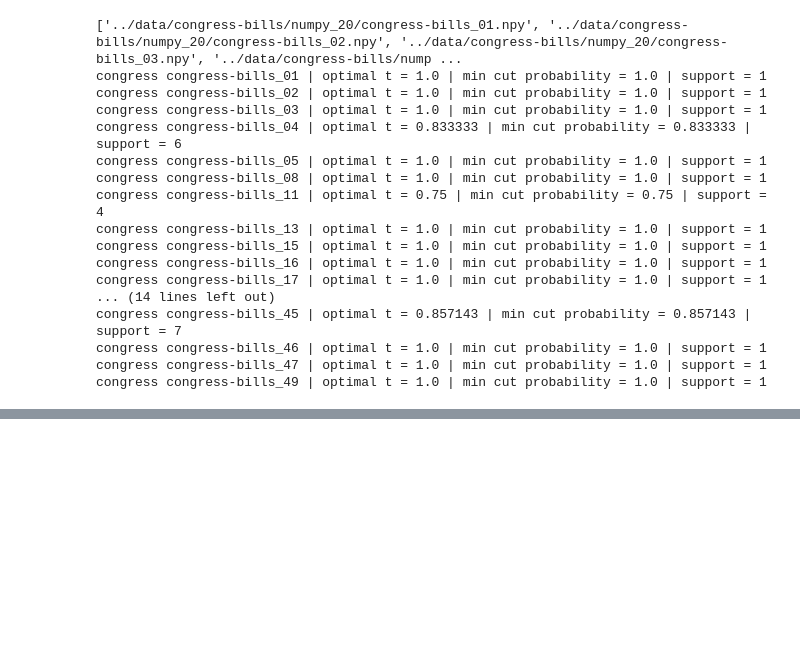
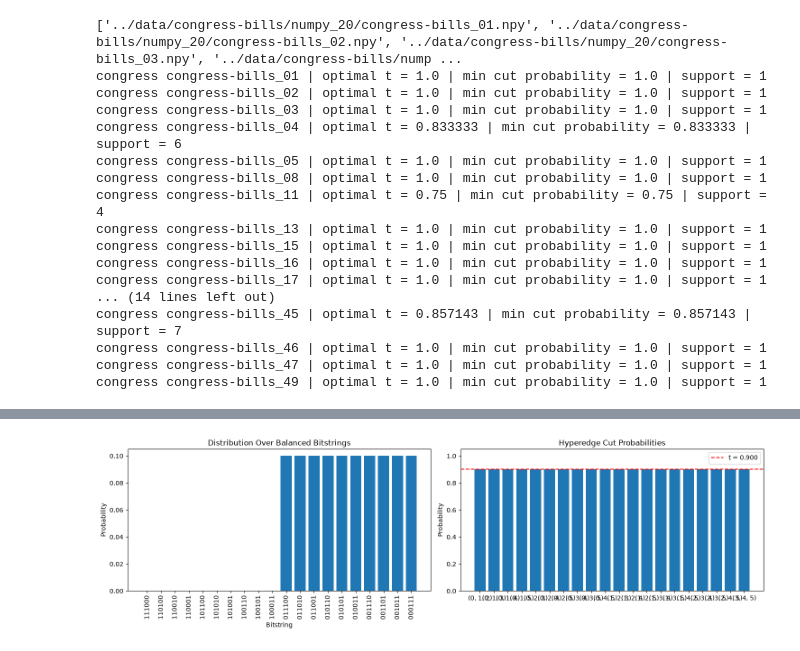
Before and after one commit to shalley1/QuantumHypergraphPartitioning, a Jupyter notebook: extension/LP_faircut_balanced.ipynb, the cells around one changed output, grey strips where cells are left out. Cells and saved outputs as stored; diff of their text form; code cells hidden in the pictures; blank space fills up the shorter version.

```diff
--- a/extension/LP_faircut_balanced.ipynb
+++ b/extension/LP_faircut_balanced.ipynb
@@ -353,3 +353,95 @@ congress congress-bills_49 | optimal t = 1.0 | min cut probability = 1.0 | suppo
 # %%
 poisson_df.to_csv("poisson_LP.csv",
     index=False)
+# %%
+
+import numpy as np
+import matplotlib.pyplot as plt
+from itertools import combinations
+from scipy.optimize import linprog
+
+n = 6
+edges = list(combinations(range(n), 3))
+weights = [1] * len(edges)
+
+balanced_fair_cut(edges, weights, n)
+
+# Generate every balanced bitstring
+bitstrings = []
+
+for ones in combinations(range(n), n // 2):
+    x = np.zeros(n, dtype=int)
+    x[list(ones)] = 1
+    bitstrings.append(x)
+
+bitstrings = np.array(bitstrings)
+labels = ["".join(map(str, x)) for x in bitstrings]
+
+# AoN: 1 if the hyperedge contains both 0 and 1
+A = np.array([
+    [int(len(set(x[v] for v in edge)) > 1)
+     for x in bitstrings]
+    for edge in edges
+])
+
+# Maximize minimum hyperedge cut probability
+m = len(bitstrings)
+
+c = np.zeros(m + 1)
+c[-1] = -1
+
+A_ub = np.column_stack([-A, np.ones(len(edges))])
+b_ub = np.zeros(len(edges))
+
+A_eq = np.array([[*np.ones(m), 0]])
+b_eq = [1]
+
+result = linprog(
+    c,
+    A_ub=A_ub,
+    b_ub=b_ub,
+    A_eq=A_eq,
+    b_eq=b_eq,
+    bounds=[(0, 1)] * m + [(0, 1)],
+    method="highs"
+)
+
+if not result.success:
+    raise RuntimeError(result.message)
+
+probabilities = result.x[:-1]
+cut_probabilities = A @ probabilities
+t = result.x[-1]
+
+# Plot results
+fig, axes = plt.subplots(1, 2, figsize=(15, 4.5))
+
+axes[0].bar(labels, probabilities)
+axes[0].set_title("Distribution Over Balanced Bitstrings")
+axes[0].set_xlabel("Bitstring")
+axes[0].set_ylabel("Probability")
+axes[0].tick_params(axis="x", rotation=90)
+
+edge_labels = [str(e) for e in edges]
+axes[1].bar(edge_labels, cut_probabilities)
+axes[1].axhline(t, color="red", linestyle="--",
+                label=f"t = {t:.3f}")
+axes[1].set_title("Hyperedge Cut Probabilities")
+axes[1].set_ylabel("Probability")
+axes[1].set_ylim(0, 1.05)
+axes[1].legend()
+
+plt.tight_layout()
+plt.show()
+
+print(f"Optimal fair-cut value: {t:.6f}")
+
+print("\nNonzero bitstring probabilities:")
+for label, p in zip(labels, probabilities):
+    if p > 1e-8:
+        print(f"{label}: {p:.4f}")
+
+print("\nHyperedge cut probabilities:")
+for edge, p in zip(edges, cut_probabilities):
+    print(f"{edge}: {p:.4f}")
+# %% [output]
@@ -355,0 +449 @@ poisson_df.to_csv("poisson_LP.csv",
+[figure, added]
```
Also changed, not shown: parts of 1 cell of this notebook, 14 other files.
